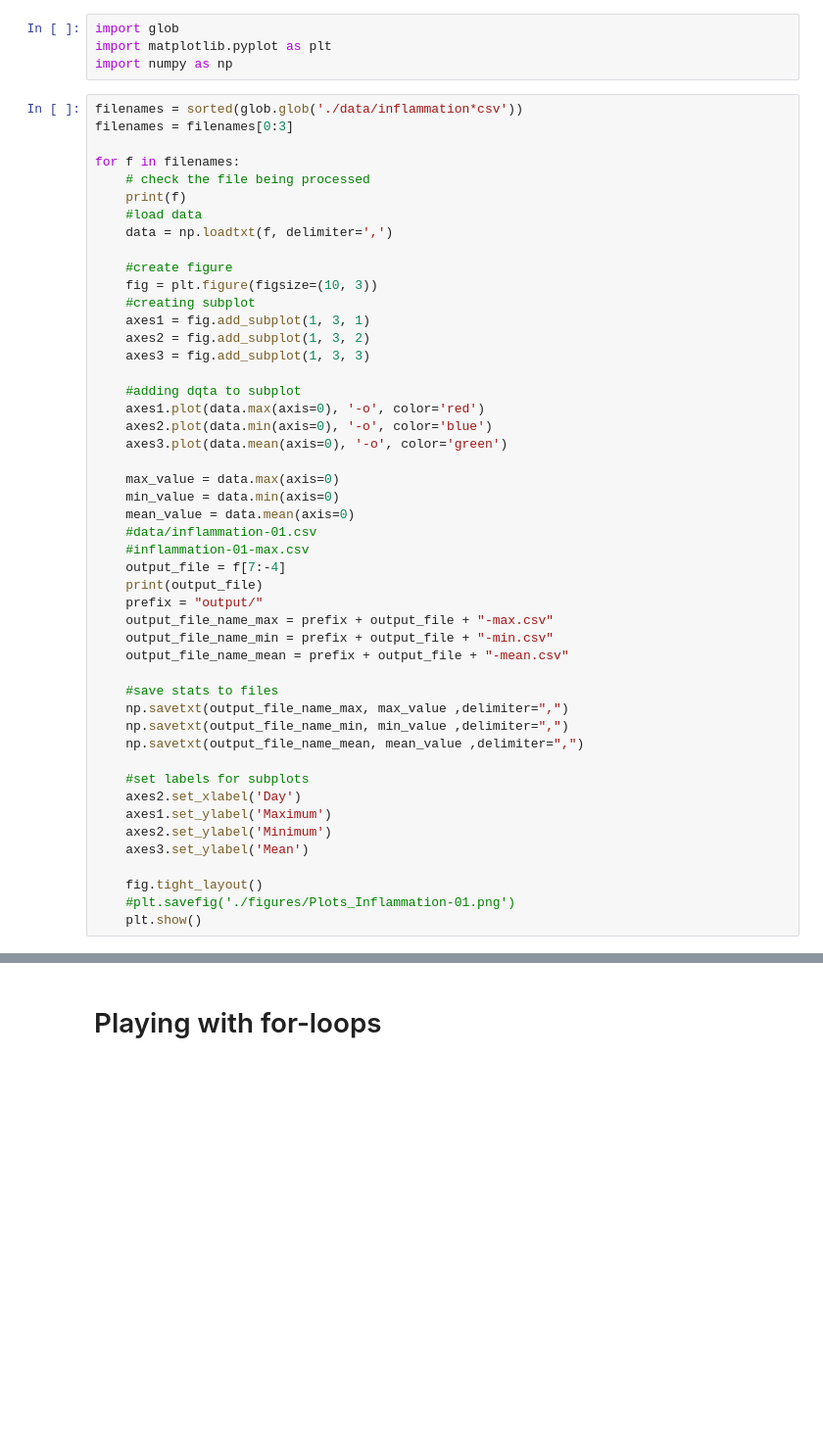
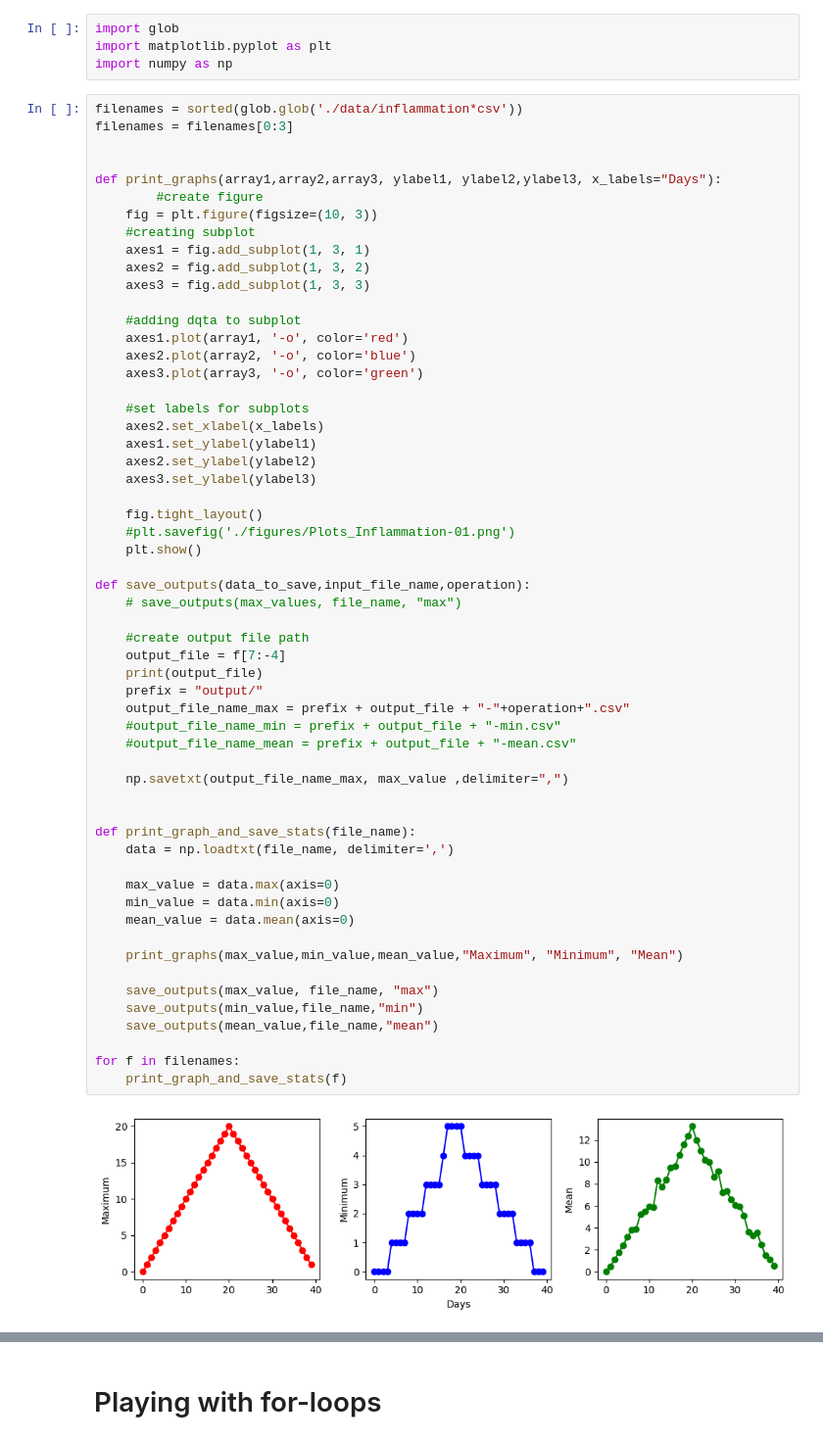
Before and after one commit to NZR-alt/SWC-TUD-2026-05-19-autopush, a Jupyter notebook: python2.ipynb, the cells around one changed output, grey strips where cells are left out. Shown at 98% size. Saved outputs shown, nothing was run; the diff lists cells and outputs as text; blank space fills up the shorter version.

```diff
--- a/python2.ipynb
+++ b/python2.ipynb
@@ -5,49 +5,59 @@ import numpy as np
 # %%
 filenames = sorted(glob.glob('./data/inflammation*csv'))
 filenames = filenames[0:3]
 
-for f in filenames:
-    # check the file being processed
-    print(f)
-    #load data
-    data = np.loadtxt(f, delimiter=',')
 
-    #create figure
+def print_graphs(array1,array2,array3, ylabel1, ylabel2,ylabel3, x_labels="Days"):
+        #create figure
     fig = plt.figure(figsize=(10, 3))
     #creating subplot
     axes1 = fig.add_subplot(1, 3, 1)
     axes2 = fig.add_subplot(1, 3, 2)
     axes3 = fig.add_subplot(1, 3, 3)
 
     #adding dqta to subplot
-    axes1.plot(data.max(axis=0), '-o', color='red')
-    axes2.plot(data.min(axis=0), '-o', color='blue')
-    axes3.plot(data.mean(axis=0), '-o', color='green')
+    axes1.plot(array1, '-o', color='red')
+    axes2.plot(array2, '-o', color='blue')
+    axes3.plot(array3, '-o', color='green')
+
+    #set labels for subplots
+    axes2.set_xlabel(x_labels)
+    axes1.set_ylabel(ylabel1)
+    axes2.set_ylabel(ylabel2)
+    axes3.set_ylabel(ylabel3)
+
+    fig.tight_layout()
+    #plt.savefig('./figures/Plots_Inflammation-01.png')
+    plt.show()
+
+def save_outputs(data_to_save,input_file_name,operation):
+    # save_outputs(max_values, file_name, "max")
+
+    #create output file path
+    output_file = f[7:-4]
+    print(output_file)
+    prefix = "output/"
+    output_file_name_max = prefix + output_file + "-"+operation+".csv"
+    #output_file_name_min = prefix + output_file + "-min.csv"
+    #output_file_name_mean = prefix + output_file + "-mean.csv"
+
+    np.savetxt(output_file_name_max, max_value ,delimiter=",")
+
+
+def print_graph_and_save_stats(file_name):
+    data = np.loadtxt(file_name, delimiter=',')
 
     max_value = data.max(axis=0)
     min_value = data.min(axis=0)
     mean_value = data.mean(axis=0)
-    #data/inflammation-01.csv
-    #inflammation-01-max.csv
-    output_file = f[7:-4]
-    print(output_file)
-    prefix = "output/"
-    output_file_name_max = prefix + output_file + "-max.csv"
-    output_file_name_min = prefix + output_file + "-min.csv"
-    output_file_name_mean = prefix + output_file + "-mean.csv"
 
-    #save stats to files
-    np.savetxt(output_file_name_max, max_value ,delimiter=",")
-    np.savetxt(output_file_name_min, min_value ,delimiter=",")
-    np.savetxt(output_file_name_mean, mean_value ,delimiter=",")
+    print_graphs(max_value,min_value,mean_value,"Maximum", "Minimum", "Mean")
 
-    #set labels for subplots
-    axes2.set_xlabel('Day')
-    axes1.set_ylabel('Maximum')
-    axes2.set_ylabel('Minimum')
-    axes3.set_ylabel('Mean')
+    save_outputs(max_value, file_name, "max")
+    save_outputs(min_value,file_name,"min")
+    save_outputs(mean_value,file_name,"mean")
 
-    fig.tight_layout()
-    #plt.savefig('./figures/Plots_Inflammation-01.png')
-    plt.show()
+for f in filenames:
+    print_graph_and_save_stats(f)
 # %% [output]
+[figure]
```
Also changed, not shown: parts of 8 cells of this notebook.
